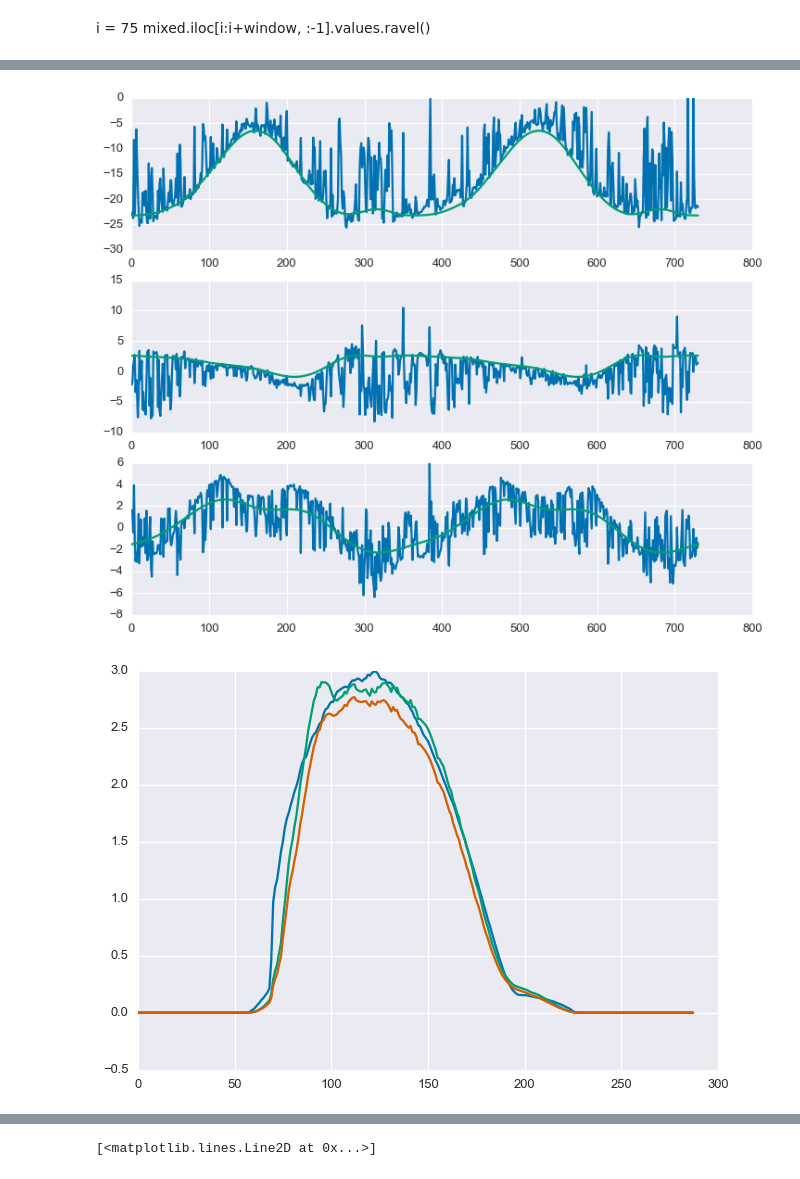
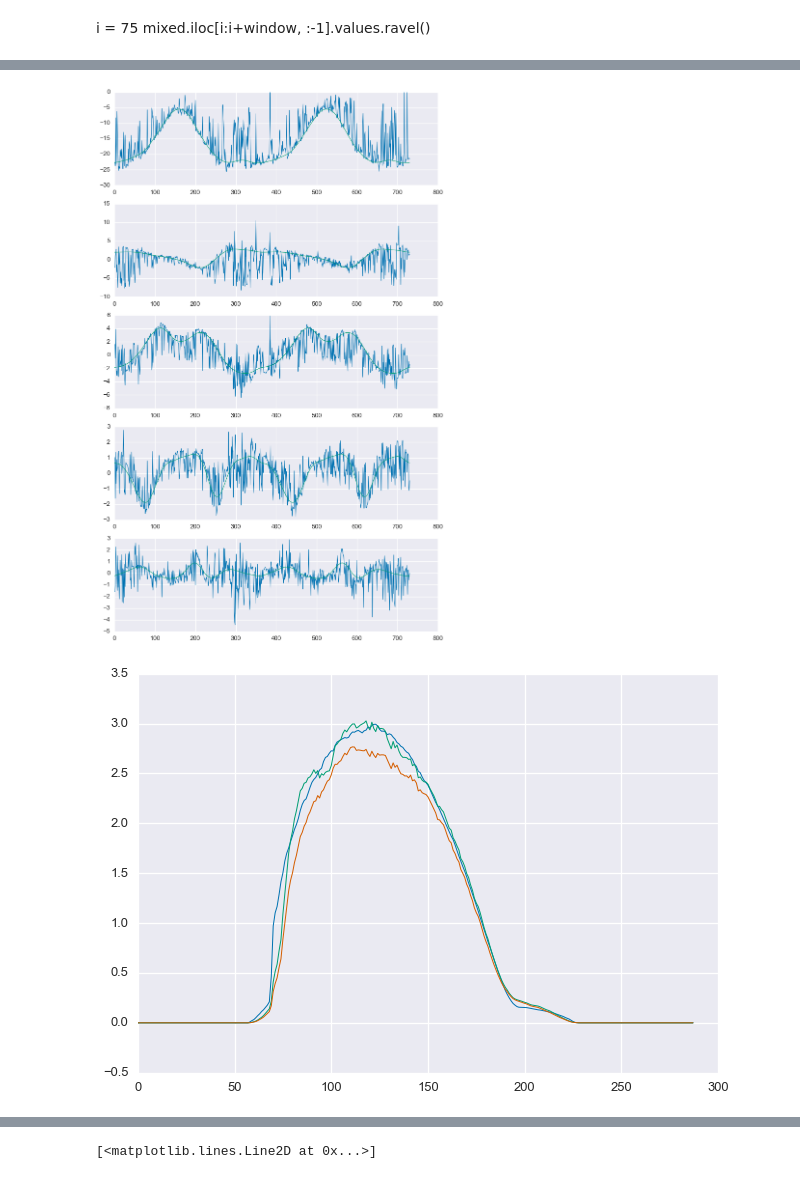
Before and after one commit to bmeyers/SolarForecasting, a Jupyter notebook: scratch_work_bennet.ipynb, the cells around one changed output, grey strips where cells are left out. Drawn from its saved outputs; the diff is of its cells as text; code cells hidden in the pictures.

```diff
--- a/scratch_work_bennet.ipynb
+++ b/scratch_work_bennet.ipynb
@@ -69,15 +74,15 @@ scs.reconstruct_day(day=317, n=3)
 # %%
-_ = scs.make_clearsky_model(mu=10**(2), eta=10**(-1.0), plot=True)
+_ = scs.make_clearsky_model(plot=True)
 # %% [output]
-[figure, old version]
+[figure, new version]
 # %%
 DAY = 337
-scs.reconstruct_day(DAY, n=3)
+scs.reconstruct_day(DAY, n=5)
 estimates = scs.estimate_clearsky(np.s_[DAY:DAY+1])
 for i in xrange(estimates.shape[1]):
-    plt.plot(estimates[:, i])
+    plt.plot(estimates[:, i], linewidth=1)
 # %% [output]
-[figure, old version]
+[figure, new version]
 # %%
 DAY = 151
 scs.reconstruct_day(DAY, n=3)
```
Also changed, not shown: parts of 31 cells of this notebook, 2 other files.
